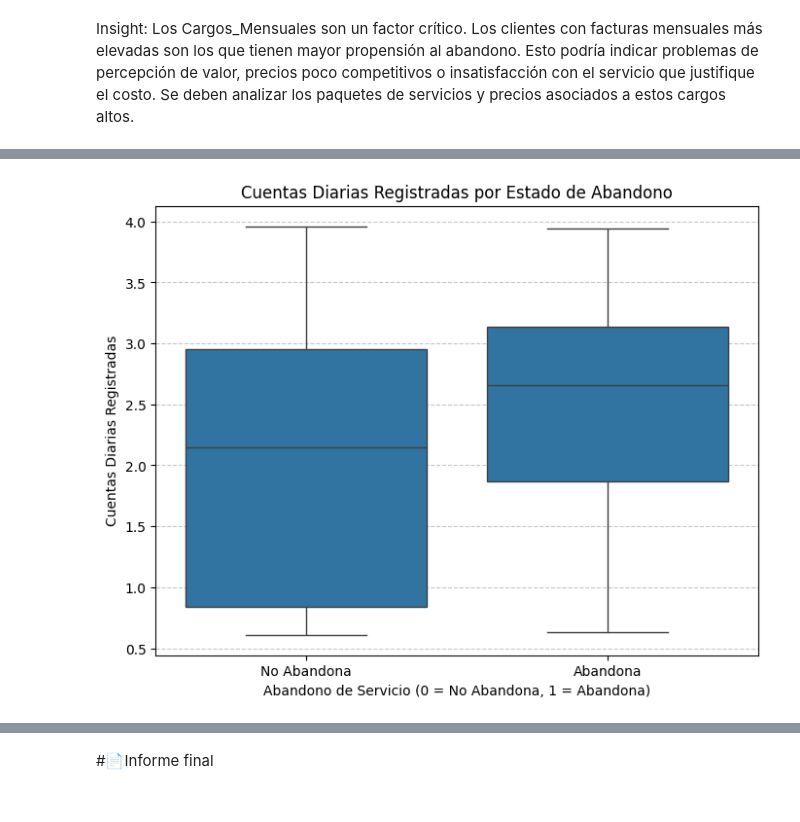
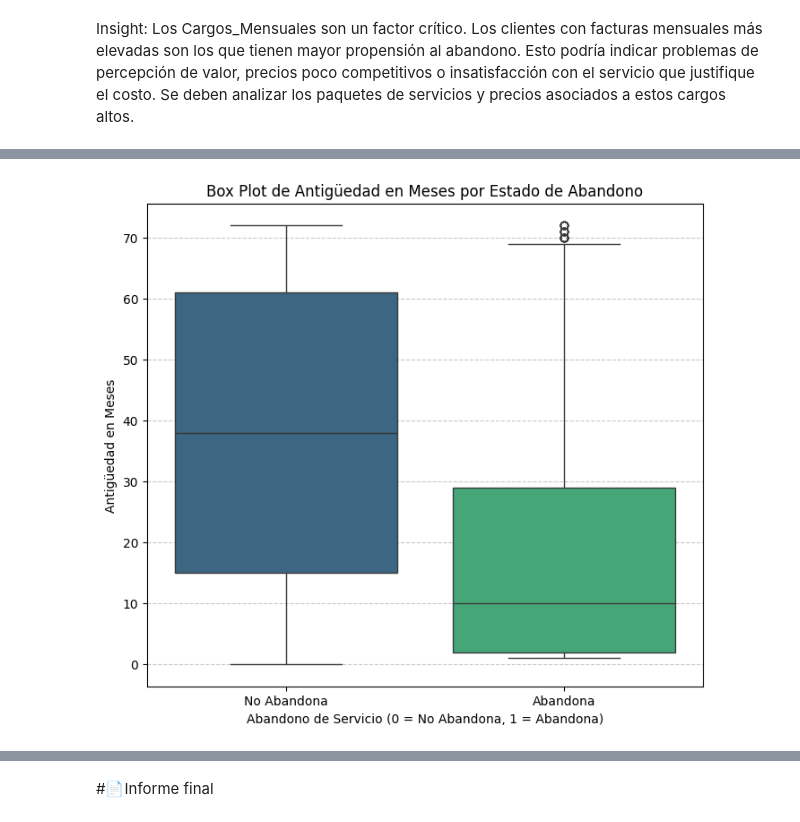
Before and after one commit to Ser2k2/challenge2-data-science-latam, a Jupyter notebook: TelecomX_LATAM.ipynb, the cells around one changed output, grey strips where cells are left out. Saved outputs shown, nothing was run; the diff lists cells and outputs as text; code cells hidden in the pictures.

```diff
--- a/TelecomX_LATAM.ipynb
+++ b/TelecomX_LATAM.ipynb
@@ -1624,11 +1679,12 @@ Insight: Los Cargos_Mensuales son un factor crítico. Los clientes con facturas
 # %%
-plt.figure(figsize=(8, 6))
-sns.boxplot(x='Abandono_Servicio', y='Cuentas_Diarias', data=df_M)
-plt.title('Cuentas Diarias Registradas por Estado de Abandono')
+plt.figure(figsize=(8, 7)) # Crea una nueva figura para este gráfico
+sns.boxplot(x='Abandono_Servicio', y='Antiguedad_Meses', hue='Abandono_Servicio',
+            data=df_M, palette='viridis', legend=False) # Corrección de la advertencia aquí
+plt.title('Box Plot de Antigüedad en Meses por Estado de Abandono')
 plt.xlabel('Abandono de Servicio (0 = No Abandona, 1 = Abandona)')
-plt.ylabel('Cuentas Diarias Registradas')
+plt.ylabel('Antigüedad en Meses')
 plt.xticks([0, 1], ['No Abandona', 'Abandona']) # Etiquetas más descriptivas
-plt.grid(axis='y', linestyle='--', alpha=0.7) # Añadir una cuadrícula para mejor lectura
+plt.grid(axis='y', linestyle='--', alpha=0.7)
 plt.show()
 # %% [output]
-[figure, old version]
+[figure, new version]
```
Also changed, not shown: parts of 30 cells of this notebook.
